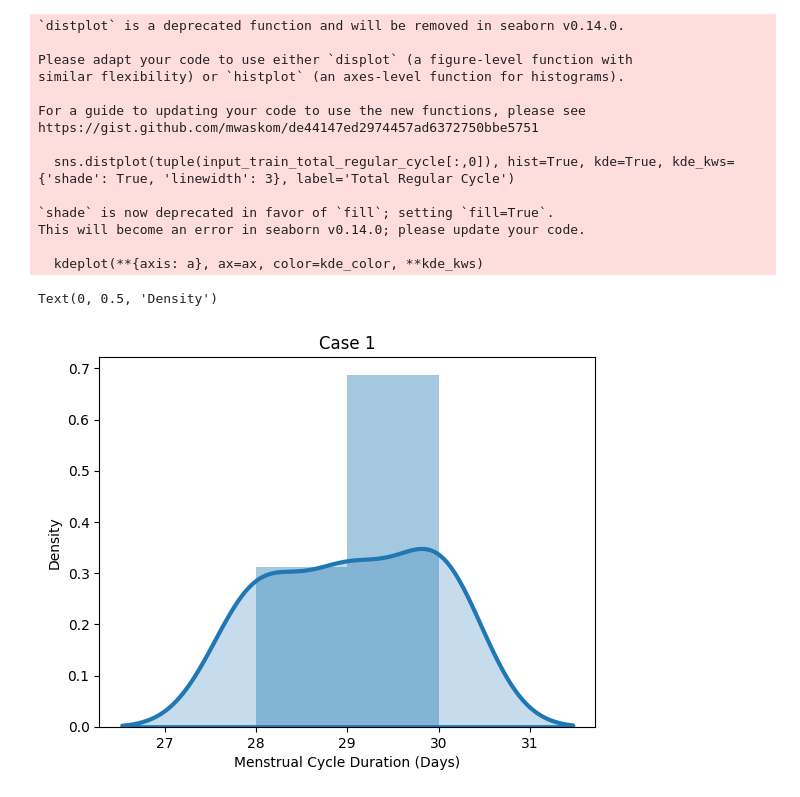
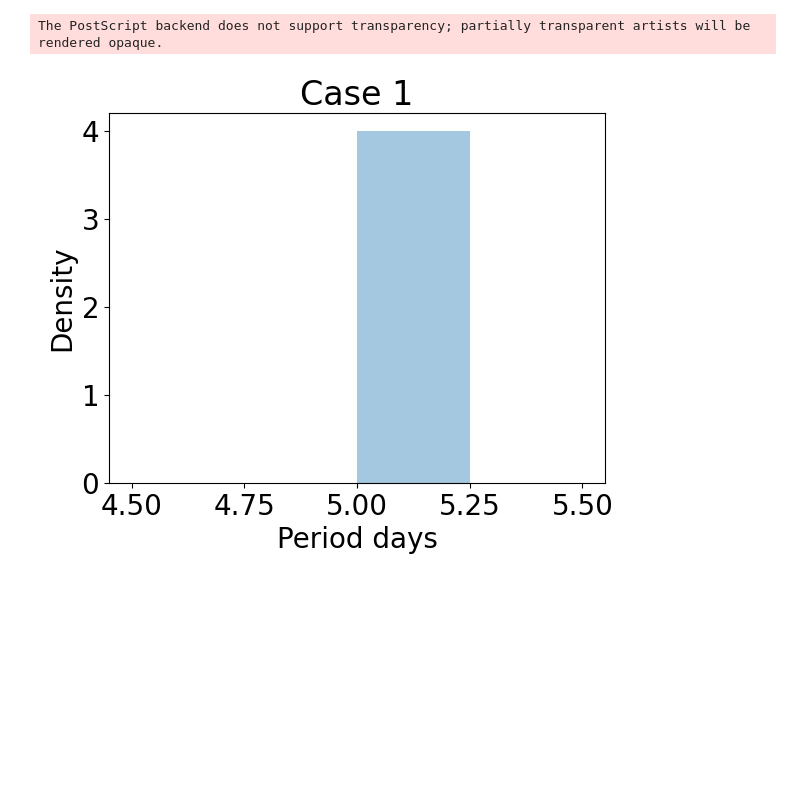
Before and after one commit to cilab-ufersa/period_cycle_prediction, a Jupyter notebook: period_cycle_prediction/data.ipynb, the cells around one changed output. Drawn from its saved outputs; the diff is of its cells as text; code cells hidden in the pictures; blank space fills up the shorter version.

Commit message:
feat: added figures

```diff
--- a/period_cycle_prediction/data.ipynb
+++ b/period_cycle_prediction/data.ipynb
@@ -25,3 +27,14 @@ features_irregular_cycle_data, labels_irregular_cycle_data = generate_final_feat
 input_train_total_regular_cycle, input_test_total_regular_cycle, output_train_total_regular_cycle, output_test_total_regular_cycle = split_dataset(features_total_regular_cycle_data, labels_total_regular_cycle_data)
 input_train_regular_cycle, input_test_regular_cycle, output_train_regular_cycle, output_test_regular_cycle = split_dataset(features_regular_cycle_data, labels_regular_cycle_data)
 input_train_irregular_cycle, input_test_irregular_cycle, output_train_irregular_cycle, output_test_irregular_cycle = split_dataset(features_irregular_cycle_data, labels_irregular_cycle_data)
+# %%
+#plot the distribution of the data with distplot
+sns.distplot(tuple(input_train_total_regular_cycle[:,0]), hist=True, kde=True, kde_kws={'color': 'red', 'shade': False, 'linewidth': 3}, label='Total Regular Cycle')
+plt.title('Case 1')
+# change font size of the labels
+plt.rcParams.update({'font.size': 20})
+plt.xlabel('Menstrual Cycle Duration (Days)')
+plt.ylabel('Density')
+# save the plot in eps format
+fig = plt.gcf()
+fig.savefig('totalregularcycle.eps', dpi=300, bbox_inches='tight')
@@ -28,24 +44,12 @@ input_train_irregular_cycle, input_test_irregular_cycle, output_train_irregular_
 # %%
 #plot the distribution of the data with distplot
-sns.distplot(tuple(input_train_total_regular_cycle[:,0]), hist=True, kde=True, kde_kws={'shade': True, 'linewidth': 3}, label='Total Regular Cycle')
+sns.distplot(tuple(input_train_total_regular_cycle[:,1]), hist=True, kde=True, kde_kws={'color': 'red', 'shade': False, 'linewidth': 3}, label='Total Regular Cycle')
 plt.title('Case 1')
-plt.xlabel('Menstrual Cycle Duration (Days)')
+plt.xlabel('Period days')
 plt.ylabel('Density')
+fig = plt.gcf()
+fig.savefig('case1.eps', dpi=300, bbox_inches='tight')
 # %% [output]
-`distplot` is a deprecated function and will be removed in seaborn v0.14.0.
-
-Please adapt your code to use either `displot` (a figure-level function with
-similar flexibility) or `histplot` (an axes-level function for histograms).
-
-For a guide to updating your code to use the new functions, please see
-https://gist.github.com/mwaskom/de44147ed2974457ad6372750bbe5751
-
-  sns.distplot(tuple(input_train_total_regular_cycle[:,0]), hist=True, kde=True, kde_kws={'shade': True, 'linewidth': 3}, label='Total Regular Cycle')
-
-`shade` is now deprecated in favor of `fill`; setting `fill=True`.
-This will become an error in seaborn v0.14.0; please update your code.
-
-  kdeplot(**{axis: a}, ax=ax, color=kde_color, **kde_kws)
+The PostScript backend does not support transparency; partially transparent artists will be rendered opaque.
-Text(0, 0.5, 'Density')
-[figure, old version]
+[figure, new version]
 # %%
```
Also changed, not shown: parts of 13 cells of this notebook, 9 other files.
